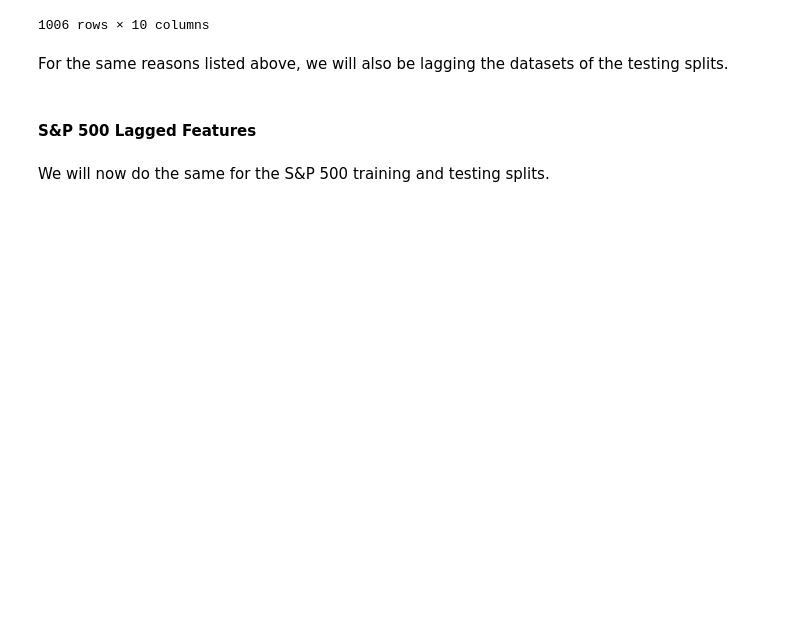
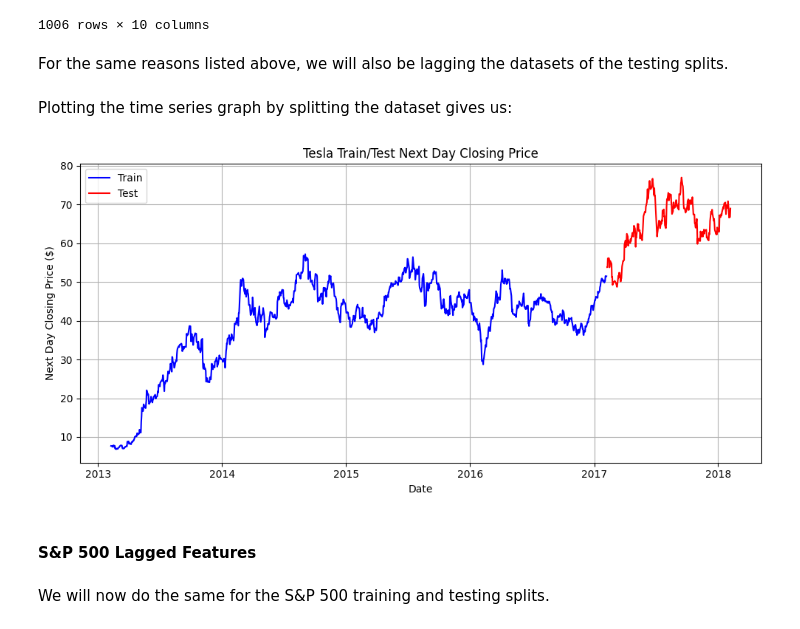
Before and after one commit to Vondent/stock-price-analysis, a Jupyter notebook: stock-price-analysis.ipynb, the cells around one changed output. Drawn from its saved outputs; the diff is of its cells as text; code cells hidden in the pictures; blank space fills up the shorter version.

```diff
--- a/stock-price-analysis.ipynb
+++ b/stock-price-analysis.ipynb
@@ -861,8 +876,7 @@ The **Volatility Period** is also the period where most day-traders prefer tradi
 - In financial and investment analysis, stock price growth is an important metric to view as one needs to measure how a certain stock or investment of a portfolio is growing.
 # %%
 tesla_train['Name'] = "TSLA"
-
-tesla_train.head()
+tesla_test['Name'] = "TSLA"
 
 # List of stock DataFrames (including Tesla)
 list_df = [bac_train, apple_train, ge_train, fb_train, tesla_train]
@@ -992,6 +1006,28 @@ tesla_test = create_lag_feature_single(
     new_feature_name = "close_tom",
     clip = True
 )
+# %% [markdown]
+Plotting the time series graph by splitting the dataset gives us:
+# %%
+# Plot Tesla's train/test close_tom values
+plt.figure(figsize=(10, 5))
+
+# Plot train data
+plt.plot(tesla_train['date'], tesla_train['close_tom'], label='Train', color='blue')
+
+# Plot test data
+plt.plot(tesla_test['date'], tesla_test['close_tom'], label='Test', color='red')
+
+# Formatting the plot
+plt.xlabel('Date')
+plt.ylabel('Next Day Closing Price ($)')
+plt.title('Tesla Train/Test Next Day Closing Price')
+plt.legend()
+plt.grid(True)
+plt.tight_layout()
+plt.show()
+# %% [output]
+[figure, added]
 # %% [markdown]
 #### S&P 500 Lagged Features
 # %% [markdown]
```
Also changed, not shown: parts of 18 cells of this notebook.
